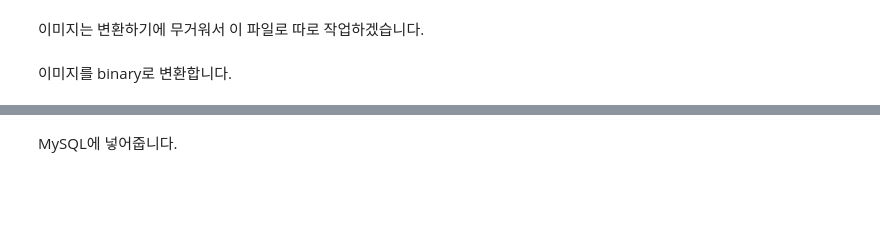
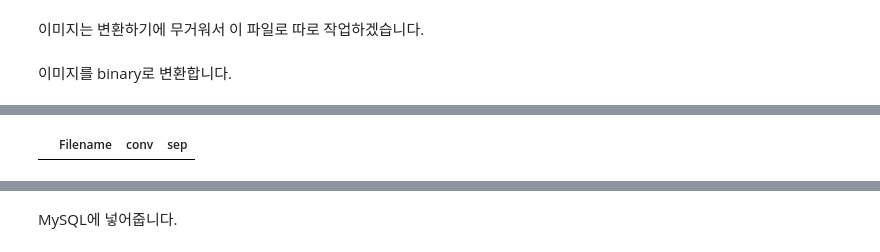
Before and after one commit to och5351/Bigdata_busan, a Jupyter notebook: hng/IMG_input.ipynb, the cells around one changed output, grey strips where cells are left out. Drawn from its saved outputs; the diff is of its cells as text; code cells hidden in the pictures; blank space fills up the shorter version.

```diff
--- a/hng/IMG_input.ipynb
+++ b/hng/IMG_input.ipynb
@@ -70,5 +180,8 @@ train_img_df = pd.DataFrame(columns=['Filename', 'conv', 'sep'])
 # %%
 # 4. test_binary_img 리스트 → DataFrame에 넣기
 # 4-1. 빈 데이터프레임 생성
 # 파일명(Filename) | binary(conv) | 불량정상여부(sep) 형식으로 넣기
 test_img_df = pd.DataFrame(columns=['Filename', 'conv', 'sep'])
+test_img_df
+# %% [output]
+|  | Filename | conv | sep |
```
Also changed, not shown: parts of 13 cells of this notebook.
